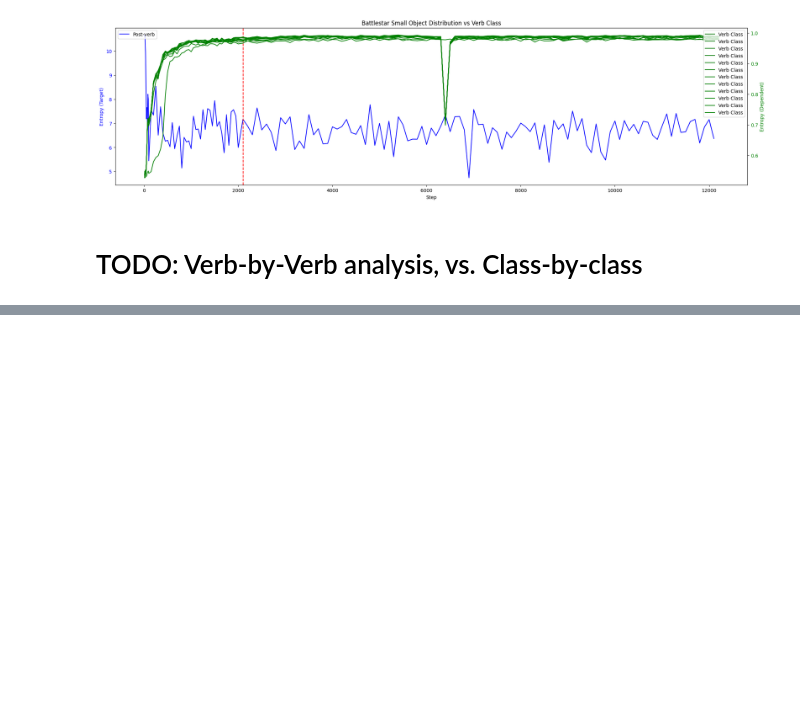
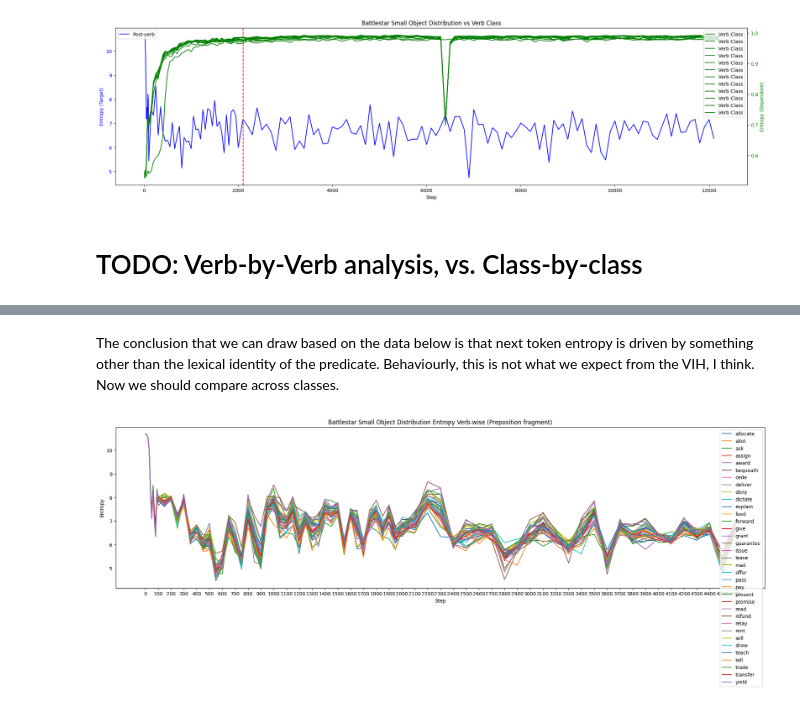
Before and after one commit to jasperjjian/abstraction, a Jupyter notebook: abstraction/analysis/plot_object_distribution.ipynb, the cells around one changed output, grey strips where cells are left out. Saved outputs shown, nothing was run; the diff lists cells and outputs as text; code cells hidden in the pictures; blank space fills up the shorter version.

```diff
--- a/abstraction/analysis/plot_object_distribution.ipynb
+++ b/abstraction/analysis/plot_object_distribution.ipynb
@@ -125,0 +171,23 @@ plot_pair_training_curve_twinx(post_verb, verb_class, "Battlestar Small Object D
+# %%
+# load the data from csv
+data_path1 = "/sailhome/jjian/projects/abstraction/results/wikitext/ditransitive/preposition_fragment/battlestar_small.object_distribution.entropy.preposition_fragment.verb_wise.tsv"
+df1 = pd.read_csv(data_path1, sep="\t", index_col=0)
+# make sure all the columns are numeric
+df1 = df1.apply(pd.to_numeric, errors='coerce')
+# load the data from csv
+data_path2 = "/sailhome/jjian/projects/abstraction/results/wikitext/motion/preposition_fragment/battlestar_small.object_distribution.entropy.preposition_fragment.verb_wise.tsv"
+df2 = pd.read_csv(data_path2, sep="\t", index_col=0)
+# make sure all the columns are numeric
+df2 = df2.apply(pd.to_numeric, errors='coerce')
+df2 = df2.loc[common_motion_list]
+# delete rows from df2 if they are not in common_motion
+# concatenate the two dataframes
+df = pd.concat([df1, df2], axis=0)
+# drop the last column
+df = df.iloc[:, :-1]
+# drop the first 5 columns
+df = df.iloc[:, 5:]
+df
+results = pairwise_t_tests(df)
+# save the above to a csv file
+#results.to_csv("/sailhome/jjian/projects/abstraction/results/wikitext/ditransitive/preposition_fragment/battlestar_small.object_distribution.entropy.preposition_fragment.verb_wise.t_test.motion.ditrans.tsv",sep="\t", index=False)
@@ -125,0 +228,24 @@ plot_pair_training_curve_twinx(post_verb, verb_class, "Battlestar Small Object D
+# %%
+# write a function to graph the raw data
+
+def plot_raw_data(data_path, title, metric_name="Entropy", x_max=None):
+    df = pd.read_csv(data_path, sep="\t", index_col=0)
+    df = df.apply(pd.to_numeric, errors='coerce')
+    plt.figure(figsize=(24, 6))
+    for index, row in df.iterrows():
+        x, y = [int(x) for x in df.columns], row
+        if x_max is not None:
+            x = x[:x_max]
+            y = y[:x_max]
+        plt.plot(x, y, label=f'{index}')
+    plt.xlabel('Step')
+    plt.ylabel(metric_name)
+    plt.xticks(np.arange(min(x), max(x)+1, 100))
+    plt.title(title)
+    plt.legend()
+# %% [markdown]
+The conclusion that we can draw based on the data below is that next token entropy is driven by something other than the lexical identity of the predicate. Behaviourly, this is not what we expect from the VIH, I think. Now we should compare across classes.
+# %%
+plot_raw_data(data_path1, "Battlestar Small Object Distribution Entropy Verb-wise (Preposition fragment)", metric_name="Entropy", x_max=75)
+# %% [output]
+[figure, added]
```
Also changed, not shown: parts of 13 cells of this notebook, 11 other files.
